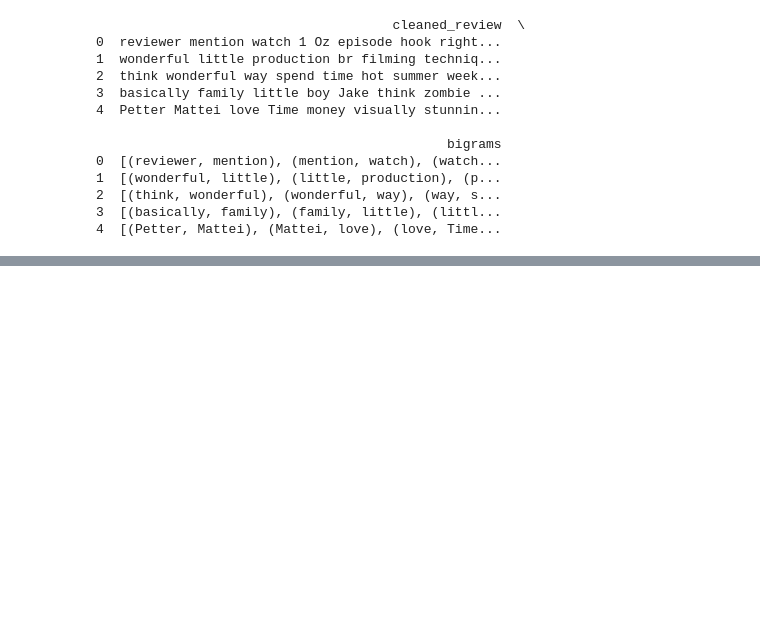
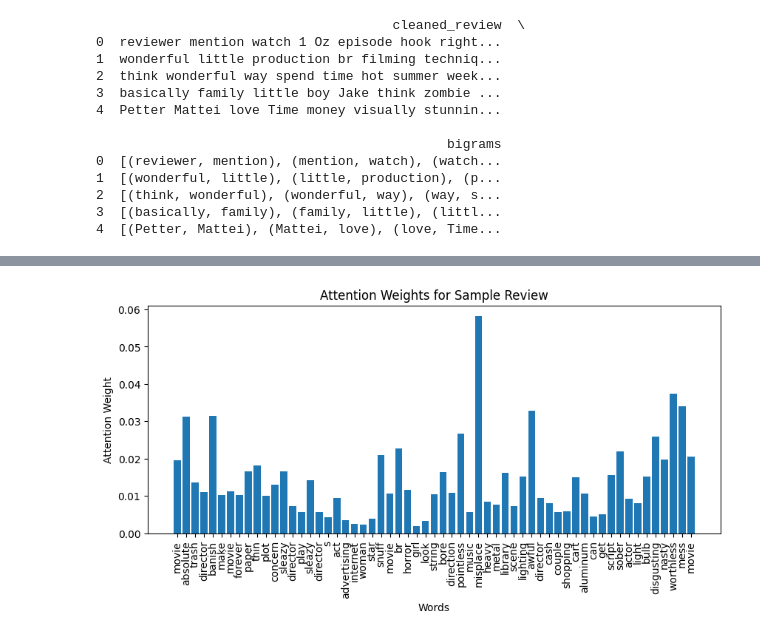
Before and after one commit to Manouso/Machine-Learning-Projects-Collection, a Jupyter notebook: sentiment_preprocessing/neural-sentiment-preprocessing.ipynb, the cells around one changed output, grey strips where cells are left out. Cells and saved outputs as stored; diff of their text form; code cells hidden in the pictures; blank space fills up the shorter version.

Commit message:
feat: fixed data leakage, added attention and compare models

```diff
--- a/sentiment_preprocessing/neural-sentiment-preprocessing.ipynb
+++ b/sentiment_preprocessing/neural-sentiment-preprocessing.ipynb
@@ -398,0 +607,34 @@ SemanticClassifierLSTM  0.8799          0.8806          0.8790          0.8798
+# %%
+import matplotlib.pyplot as plt
+
+# Visualize for a single test sample
+# Use the best params for AttwSemanticClassifierLSTM
+best_params_lstm = results_att['AttwSemanticClassifierLSTM']['best_params']
+model = AttwSemanticClassifierLSTM(embedding_matrix, hidden_dim=best_params_lstm['hidden_dim'], dropout=best_params_lstm['dropout'], output_dim=1)
+model.load_state_dict(torch.load('best_AttwSemanticClassifierLSTM.pth'))
+model.eval()
+
+# Get a sample from test_loader
+sample_X, sample_y = next(iter(test_loader))
+sample_X = sample_X[:1]  # Take first batch item
+
+with torch.no_grad():
+    output, att_weights = model(sample_X)
+    att_weights = att_weights.squeeze(0).cpu().numpy()  # Shape: (seq_len,)
+
+# Map back to words
+seq = sample_X.squeeze(0).cpu().numpy()
+words = [list(word_to_index.keys())[i] for i in seq if i not in [0, 2, 3]]  # Exclude <PAD>, <SOS>, <EOS>, but include <UNK> and content words
+# Attention weights correspond to positions 1 to 1+len(words)
+att_weights_trimmed = att_weights[1:1+len(words)]  # Trim to match words
+
+# Plot
+plt.figure(figsize=(10, 4))
+plt.bar(range(len(words)), att_weights_trimmed, tick_label=words)
+plt.xticks(rotation=90)
+plt.xlabel('Words')
+plt.ylabel('Attention Weight')
+plt.title('Attention Weights for Sample Review')
+plt.show()
+# %% [output]
+[figure, added]
```
Also changed, not shown: parts of 6 cells of this notebook.
